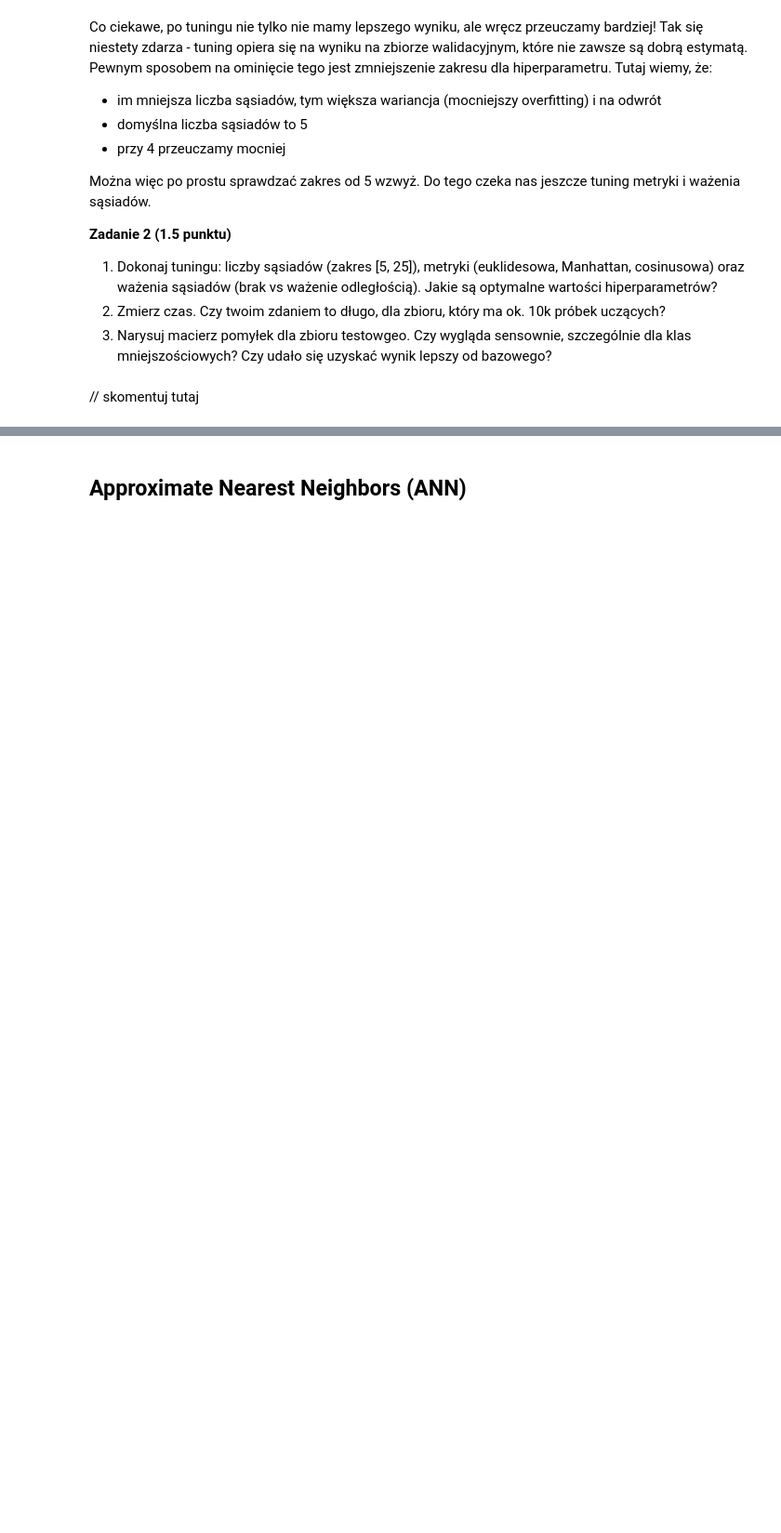
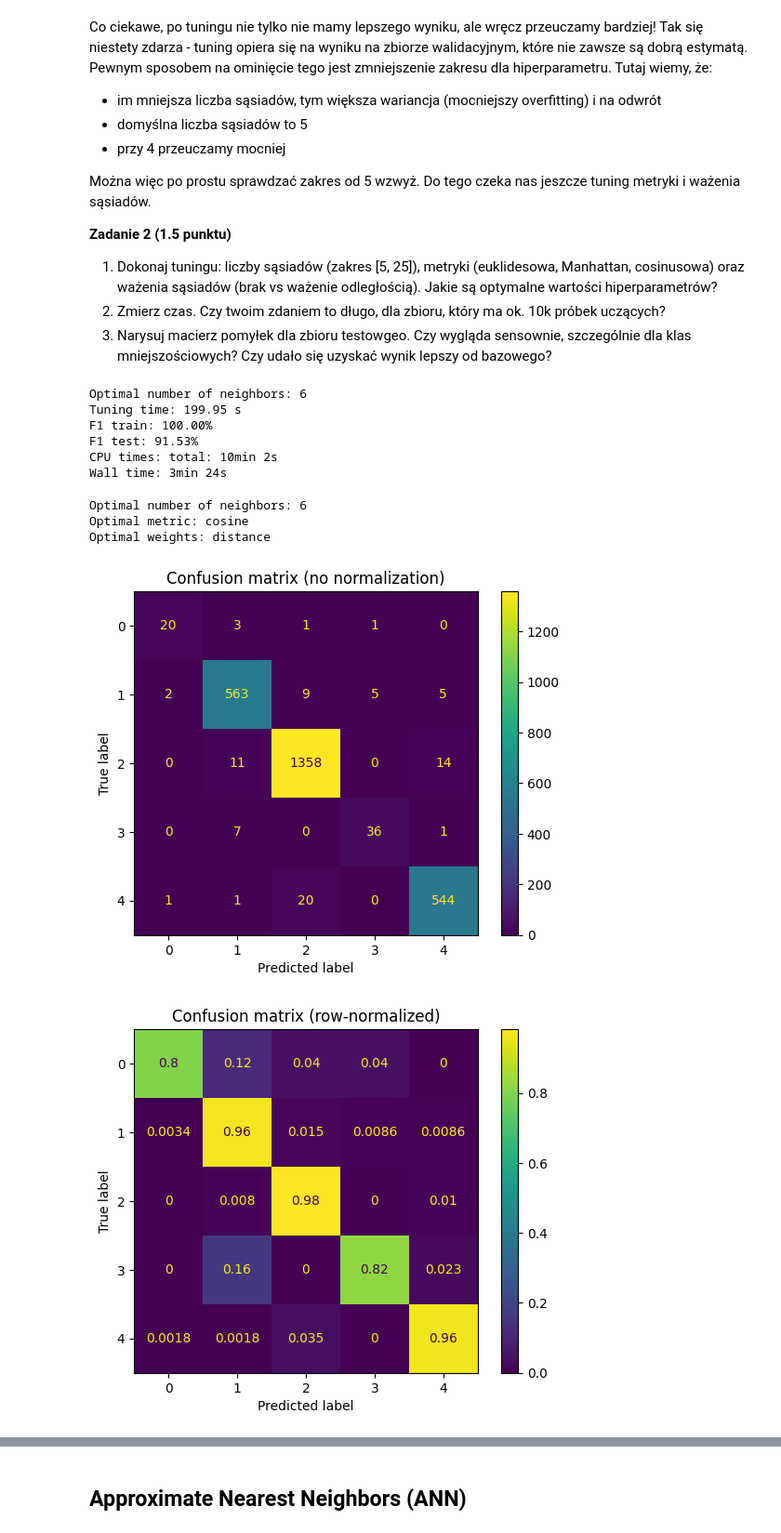
Before and after one commit to Spontaniczny/basics-of-machine-learning, a Jupyter notebook: lab2/notebook.ipynb, the cells around one changed output, grey strips where cells are left out. Shown at 93% size. Drawn from its saved outputs; the diff is of its cells as text; code cells hidden in the pictures; blank space fills up the shorter version.

Commit message:
Exercise 2 done + testing if image for <3 morgul <3 works

```diff
--- a/lab2/notebook.ipynb
+++ b/lab2/notebook.ipynb
@@ -313,15 +313,12 @@ Można więc po prostu sprawdzać zakres od 5 wzwyż. Do tego czeka nas jeszcze
 2. Zmierz czas. Czy twoim zdaniem to długo, dla zbioru, który ma ok. 10k próbek uczących?
 3. Narysuj macierz pomyłek dla zbioru testowgeo. Czy wygląda sensownie, szczególnie dla klas mniejszościowych? Czy udało się uzyskać wynik lepszy od bazowego?
 # %%
+%%time
 param_grid = {
-    "n_neighbors": list(range(5, 25)),
+    "n_neighbors" : list(range(5, 25)),
+    "metric" : ("euclidean", "cityblock", "cosine"),
+    "weights" : ("uniform", "distance"),
 }
-
-multiclass_f1 = make_scorer(
-    f1_score,
-    average="macro",
-    greater_is_better=True,
-)
 
 cv = GridSearchCV(
     estimator=clf,
@@ -345,5 +342,29 @@ f1_test = f1_score(y_test, y_pred_score_test, average="macro")
 
 print(f"F1 train: {100 * f1_train:.2f}%")
 print(f"F1 test: {100 * f1_test:.2f}%")
+# %% [output]
+Optimal number of neighbors: 6
+Tuning time: 199.95 s
+F1 train: 100.00%
+F1 test: 91.53%
+CPU times: total: 10min 2s
+Wall time: 3min 24s
-# %% [markdown]
-// skomentuj tutaj
+# %%
+print(f"Optimal number of neighbors: {cv.best_params_['n_neighbors']}")
+print(f"Optimal metric: {cv.best_params_['metric']}")
+print(f"Optimal weights: {cv.best_params_['weights']}")
+# %% [output]
+Optimal number of neighbors: 6
+Optimal metric: cosine
+Optimal weights: distance
+# %%
+ConfusionMatrixDisplay.from_estimator(cv, X_test, y_test)
+plt.title("Confusion matrix (no normalization)")
+plt.show()
+
+ConfusionMatrixDisplay.from_estimator(cv, X_test, y_test, normalize="true")
+plt.title("Confusion matrix (row-normalized)")
+plt.show()
+# %% [output]
+[figure, added]
+[figure, added]
```
Also changed, not shown: parts of 6 cells of this notebook.
